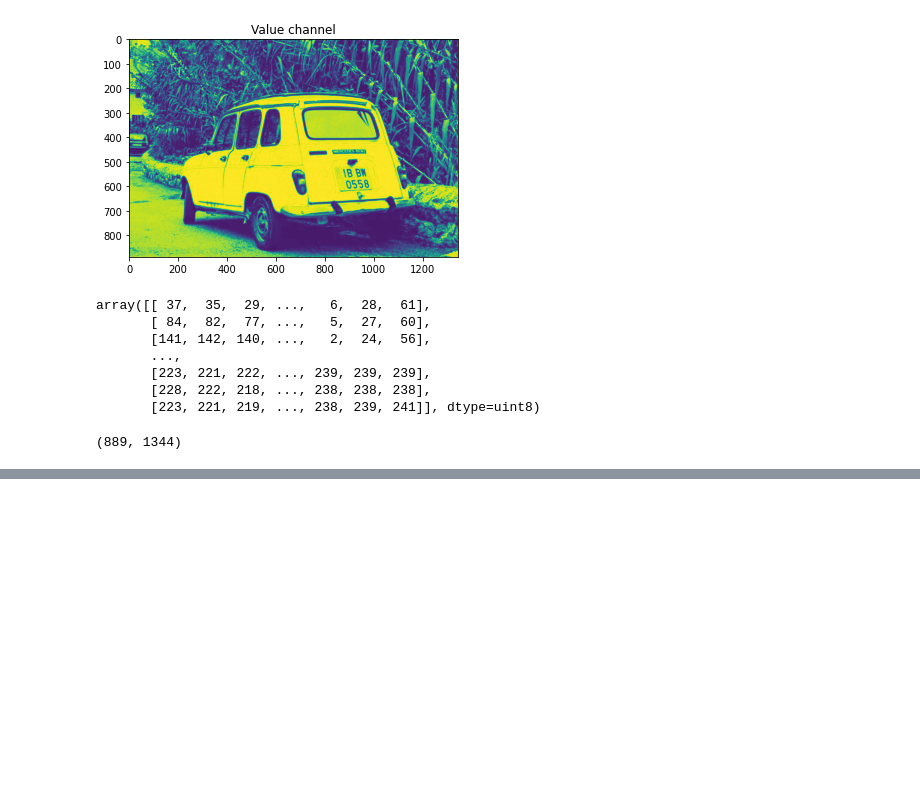
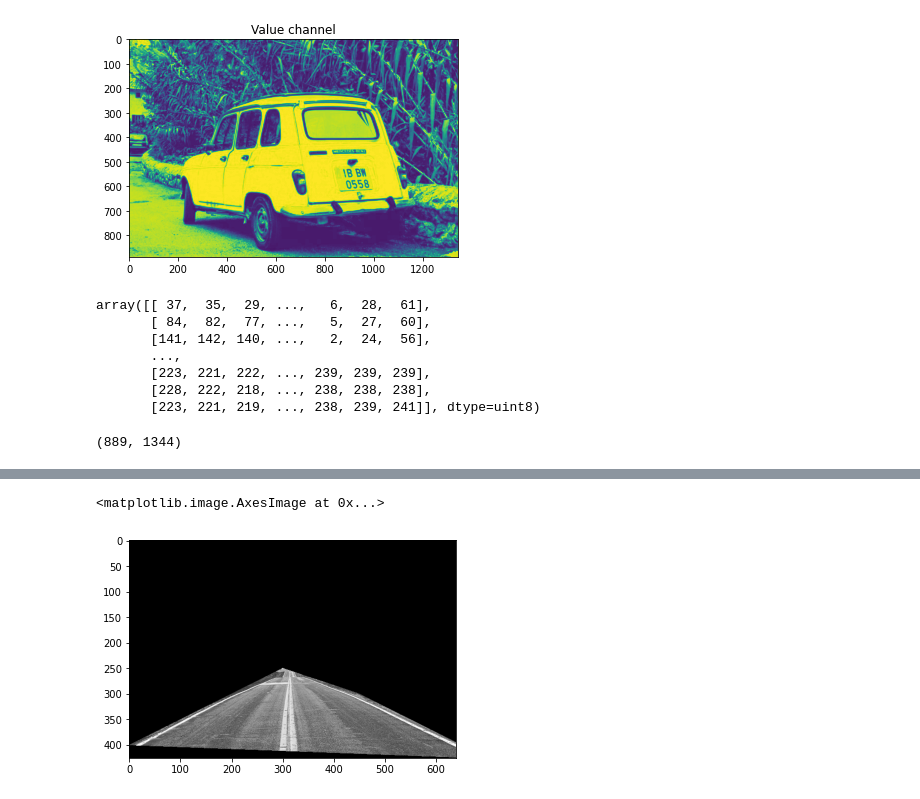
Before and after one commit to Dong-Chan/SelfDrivingCarEngineer, a Jupyter notebook: ComputerVision/04_computer_vision_for_self-driving-cars.ipynb, the cells around one changed output, grey strips where cells are left out. Saved outputs shown, nothing was run; the diff lists cells and outputs as text; code cells hidden in the pictures; blank space fills up the shorter version.

Commit message:
Finish base operation for vision

```diff
--- a/ComputerVision/04_computer_vision_for_self-driving-cars.ipynb
+++ b/ComputerVision/04_computer_vision_for_self-driving-cars.ipynb
@@ -163,0 +285,19 @@ cv2.destroyAllWindows()
+# %%
+# Point of interest in the image
+height, width = image_color.shape[:2]
+ROI = np.array([[(0, 400), (300, 250), (450, 300), (700, height)]], dtype=np.int32)
+# %%
+# Define blank image with all zeros
+blank = np.zeros_like(image_gray)
+# %%
+# Filling mask of interest
+mask = cv2.fillPoly(blank, ROI, 255)
+# %%
+# Perform a bit-wise AND operation
+masked_image = cv2.bitwise_and(image_gray, mask)
+# %%
+# Masked image
+plt.imshow(masked_image, cmap='gray')
+# %% [output]
+<matplotlib.image.AxesImage at 0x...>
+[figure, added]
```
Also changed, not shown: parts of 29 cells of this notebook, 3 other files.
